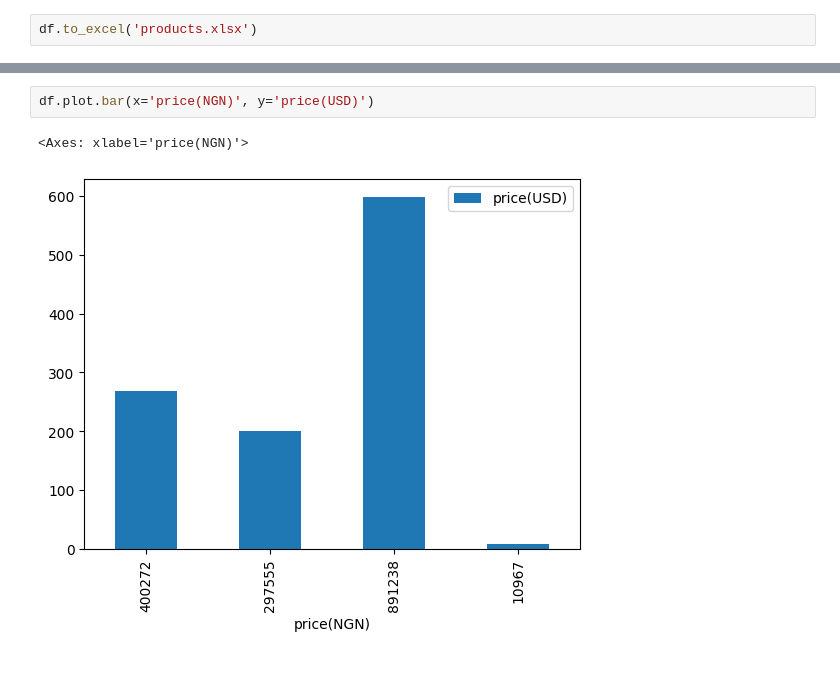
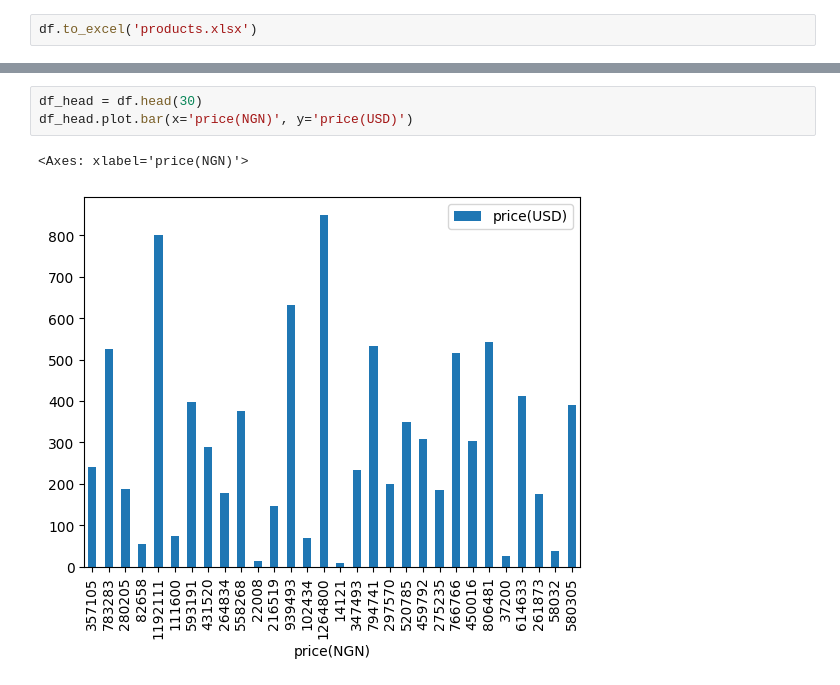
Before and after one commit to Davidojekunle/Pandas, a Jupyter notebook: Analysis_with_python/tv_analysis.ipynb, the cells around one changed output, grey strips where cells are left out. Saved outputs shown, nothing was run; the diff lists cells and outputs as text.

```diff
--- a/Analysis_with_python/tv_analysis.ipynb
+++ b/Analysis_with_python/tv_analysis.ipynb
@@ -65,8 +71,9 @@ df
 # %%
-df.plot.bar(x='price(NGN)', y='price(USD)')
+df_head = df.head(30)
+df_head.plot.bar(x='price(NGN)', y='price(USD)')
 # %% [output]
 <Axes: xlabel='price(NGN)'>
-[figure, old version]
+[figure, new version]
 # %%
 averange_usd = df['price(USD)'].mean()
 average_ngn = df['price(NGN)'].mean()
```
Also changed, not shown: parts of 9 cells of this notebook, 27 other files.
